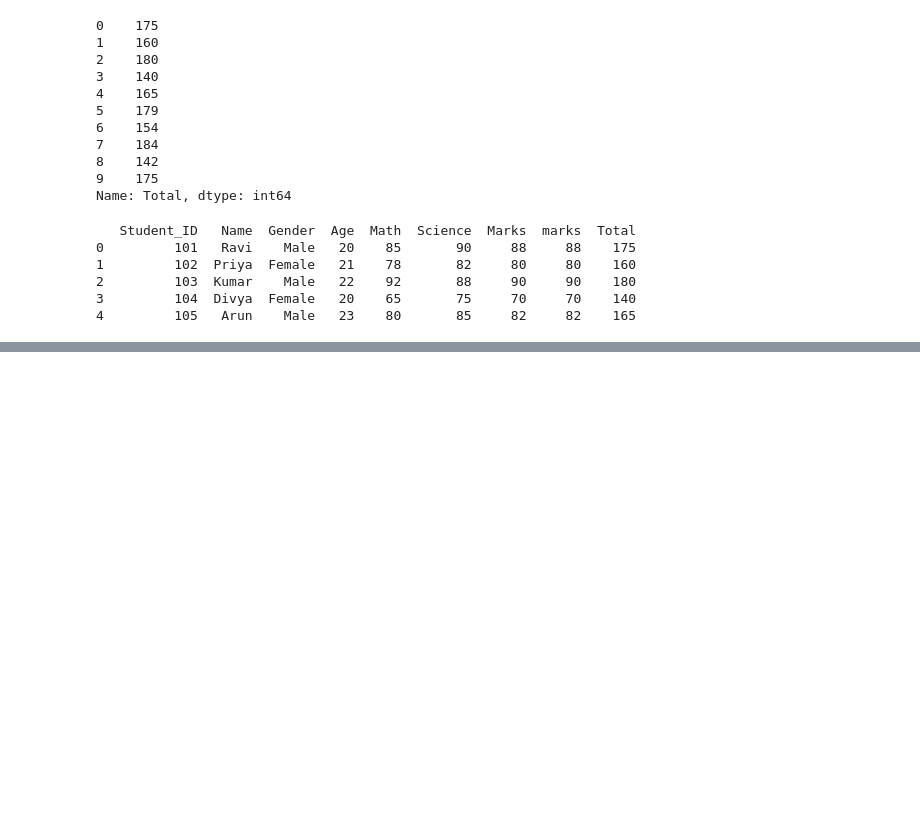
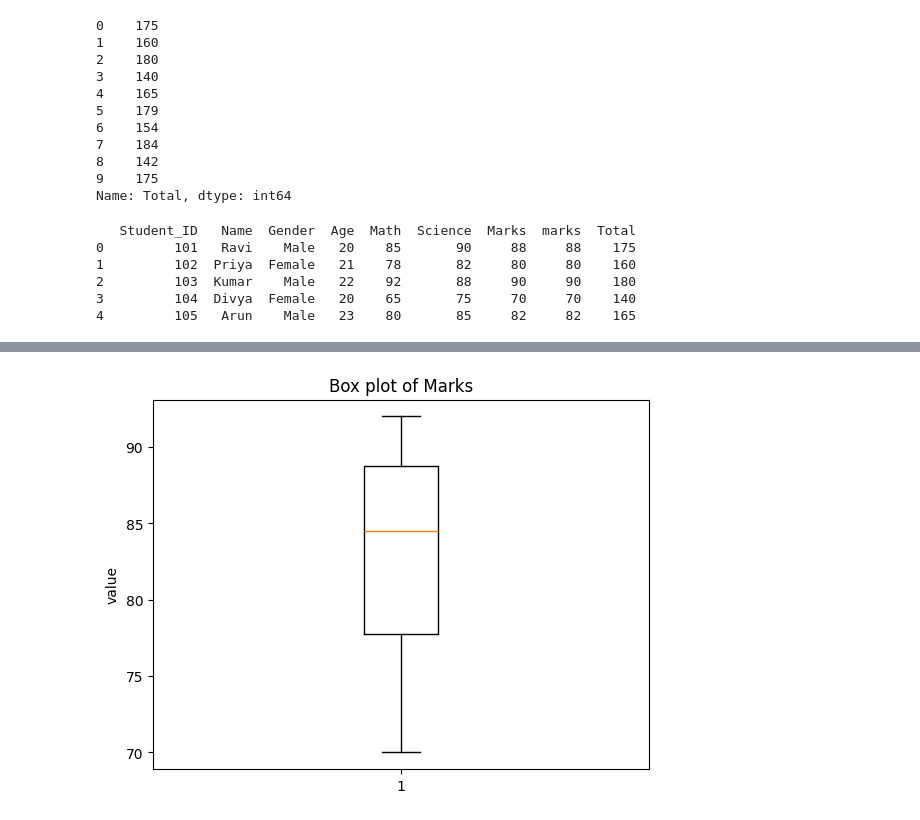
Before and after one commit to lavanyae4319/Data_Mining_Project-s, a Jupyter notebook: pro1.ipynb, the cells around one changed output, grey strips where cells are left out. Cells and saved outputs as stored; diff of their text form; code cells hidden in the pictures; blank space fills up the shorter version.

```diff
--- a/pro1.ipynb
+++ b/pro1.ipynb
@@ -171,0 +230,7 @@ print(df.head())
+# %%
+plt.boxplot(df['Marks'])
+plt.title('Box plot of Marks')
+plt.ylabel('value')
+plt.show()
+# %% [output]
+[figure, added]
```
Also changed, not shown: parts of 8 cells of this notebook, 4 other files.
